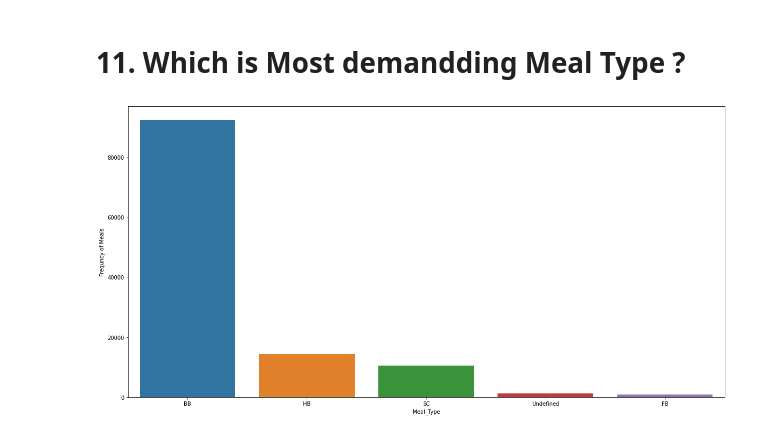
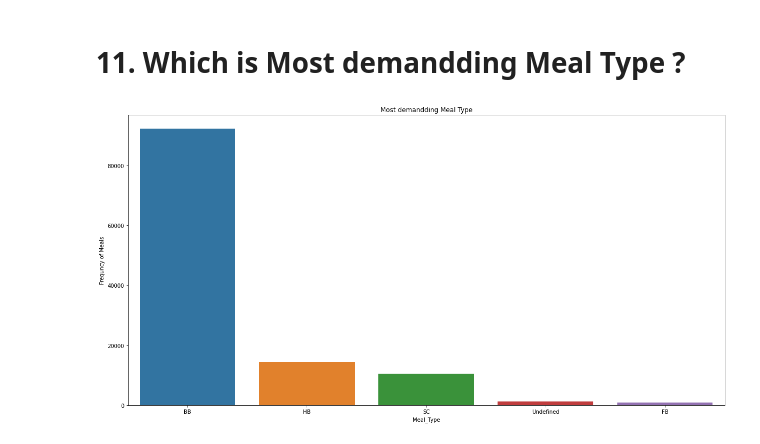
Before and after one commit to Shubhampanaskar/Hotel-Booking-Analysis-Capstone, a Jupyter notebook: Copy_of_Hotel_Booking_Analysis_BY_SHUBHAM_PANASKAR_Capstone_Project.ipynb, the cells around one changed output. Drawn from its saved outputs; the diff is of its cells as text; code cells hidden in the pictures.

```diff
--- a/Copy_of_Hotel_Booking_Analysis_BY_SHUBHAM_PANASKAR_Capstone_Project.ipynb
+++ b/Copy_of_Hotel_Booking_Analysis_BY_SHUBHAM_PANASKAR_Capstone_Project.ipynb
@@ -576,7 +579,8 @@ Text(0, 0.5, 'Cancelations [%]')
 # %%
 Most_Preferred_meal=hotel_df['meal'].value_counts().reset_index().rename(columns={'index':'Meal_Type','meal':'Frequncy of Meals'})
 Most_Preferred_meal
 plt.figure(figsize=(20,10))
+plt.title('Most demandding Meal Type')
 ax = sns.barplot(x="Meal_Type", y="Frequncy of Meals", data =Most_Preferred_meal )
 # %% [output]
-[figure, old version]
+[figure, new version]
```
Also changed, not shown: parts of 5 cells of this notebook.
